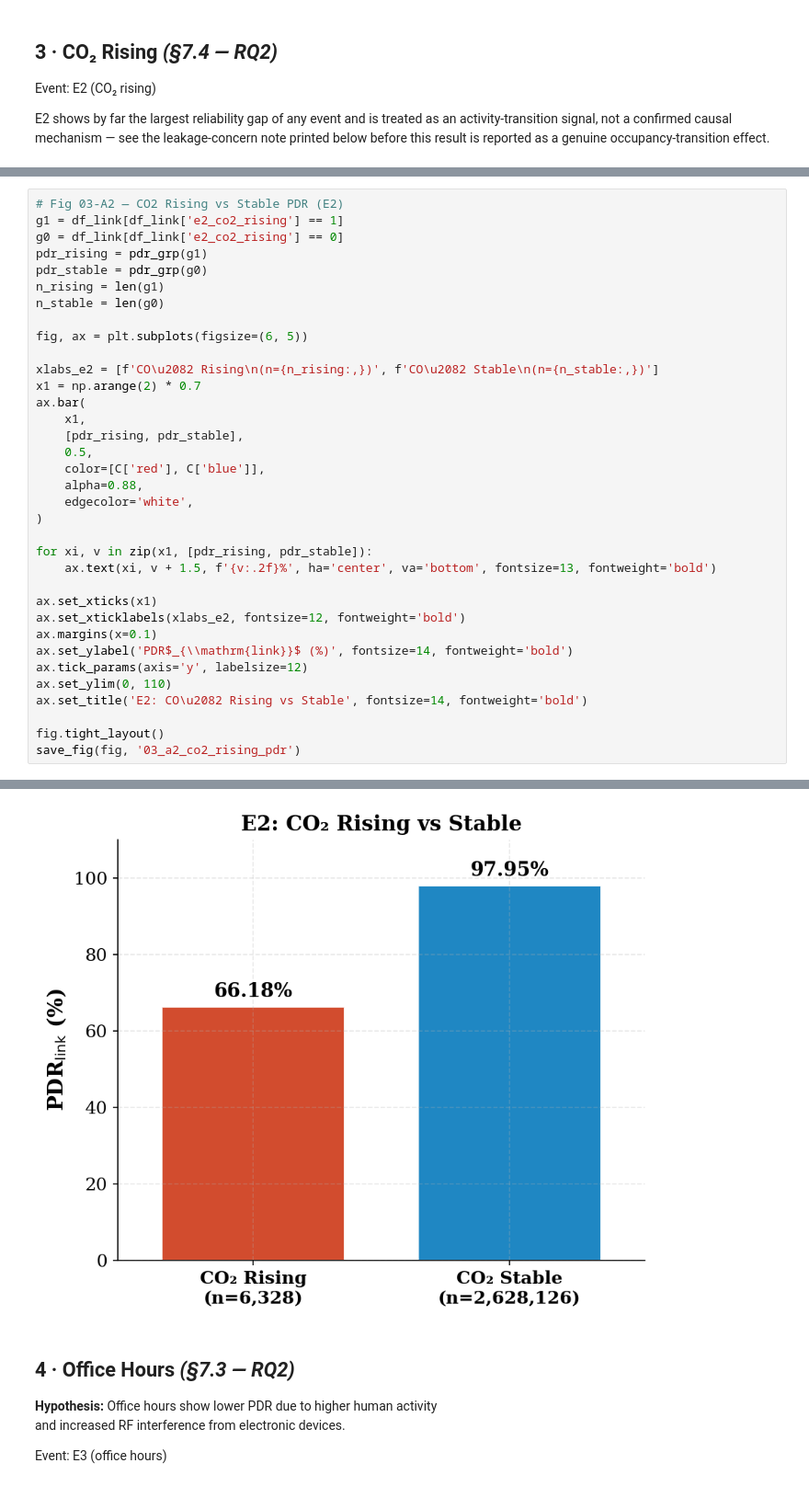
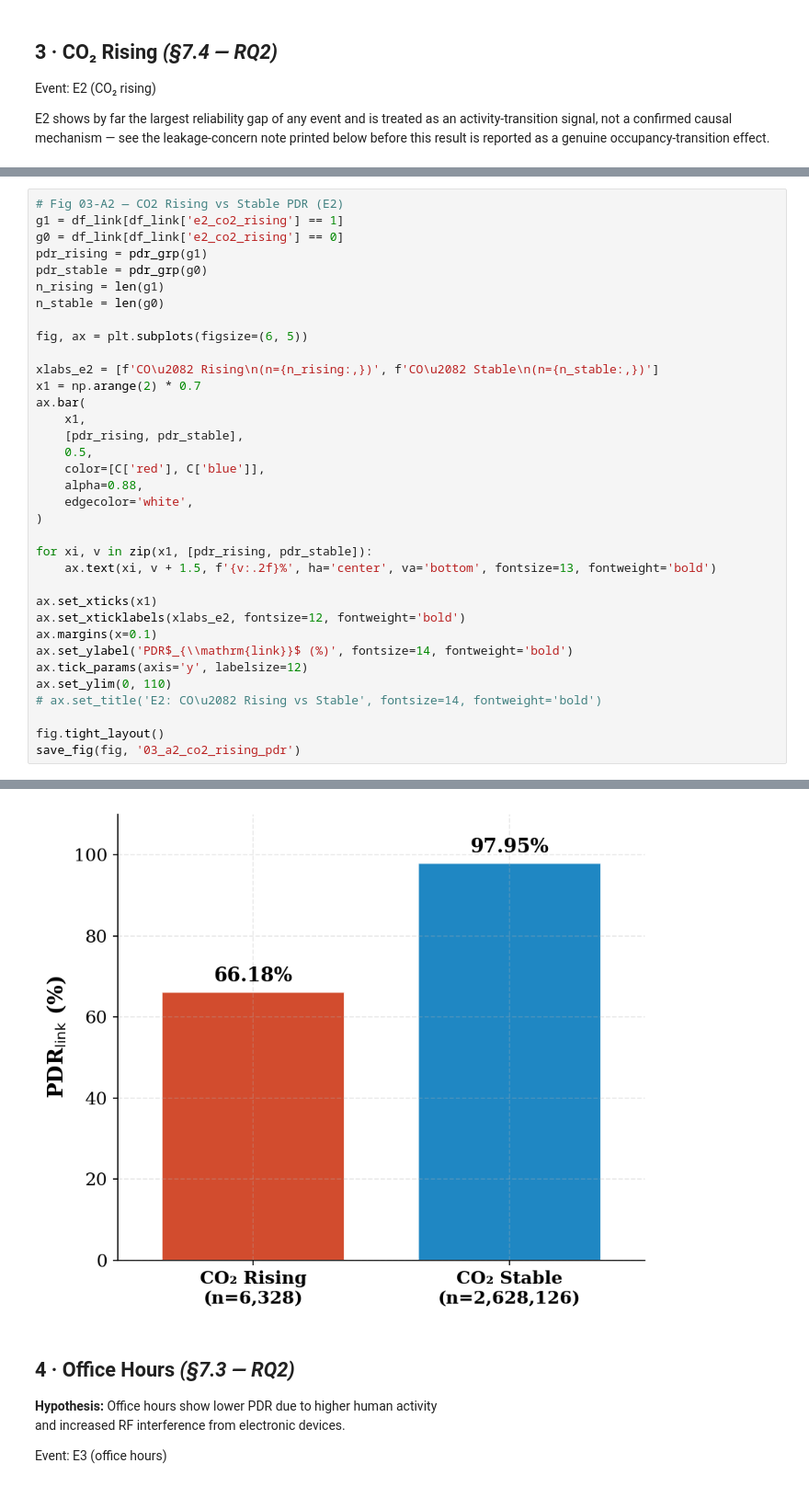
Before and after one commit to vincentmworia/Master-Thesis-Reliability-Analysis-of-Indoor-LoRaWAN-Links-using-packet-counter-reconstruction, a Jupyter notebook: notebooks/03_statistical_analysis.ipynb, the cells around one changed output, grey strips where cells are left out. Shown at 92% size. Saved outputs shown, nothing was run; the diff lists cells and outputs as text.

```diff
--- a/notebooks/03_statistical_analysis.ipynb
+++ b/notebooks/03_statistical_analysis.ipynb
@@ -423,35 +433,35 @@ pdr_stable = pdr_grp(g0)
 n_rising = len(g1)
 n_stable = len(g0)
 
 fig, ax = plt.subplots(figsize=(6, 5))
 
 xlabs_e2 = [f'CO\u2082 Rising\n(n={n_rising:,})', f'CO\u2082 Stable\n(n={n_stable:,})']
 x1 = np.arange(2) * 0.7
 ax.bar(
     x1,
     [pdr_rising, pdr_stable],
     0.5,
     color=[C['red'], C['blue']],
     alpha=0.88,
     edgecolor='white',
 )
 
 for xi, v in zip(x1, [pdr_rising, pdr_stable]):
     ax.text(xi, v + 1.5, f'{v:.2f}%', ha='center', va='bottom', fontsize=13, fontweight='bold')
 
 ax.set_xticks(x1)
 ax.set_xticklabels(xlabs_e2, fontsize=12, fontweight='bold')
 ax.margins(x=0.1)
 ax.set_ylabel('PDR$_{\\mathrm{link}}$ (%)', fontsize=14, fontweight='bold')
 ax.tick_params(axis='y', labelsize=12)
 ax.set_ylim(0, 110)
-ax.set_title('E2: CO\u2082 Rising vs Stable', fontsize=14, fontweight='bold')
+# ax.set_title('E2: CO\u2082 Rising vs Stable', fontsize=14, fontweight='bold')
 
 fig.tight_layout()
 save_fig(fig, '03_a2_co2_rising_pdr')
 # %% [output]
   Saved: figures/3/03_a2_co2_rising_pdr
-[figure, old version]
+[figure, new version]
 # %% [markdown]
 ## 4 · Office Hours  *(§7.3 — RQ2)*
 
```
Also changed, not shown: parts of 27 cells of this notebook, 4 other files.
